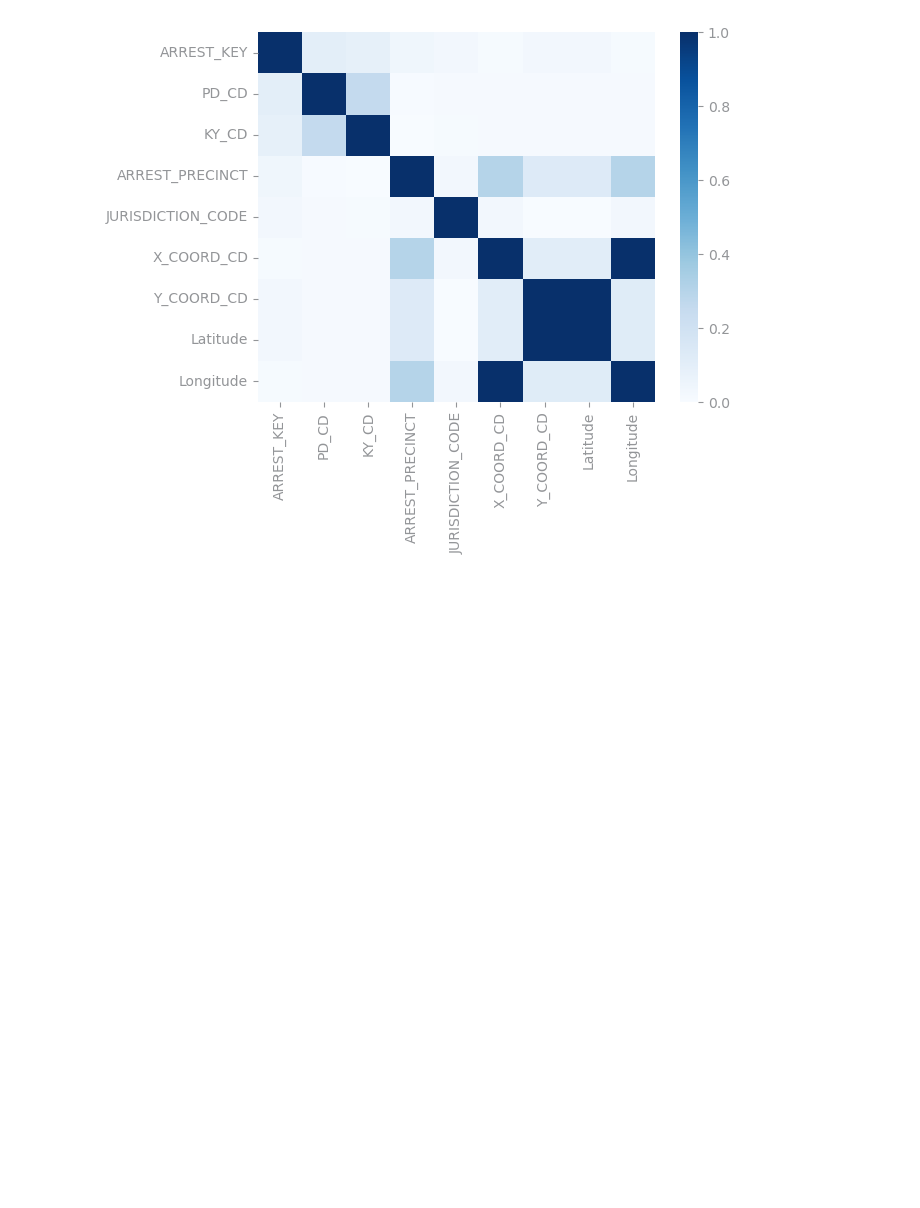
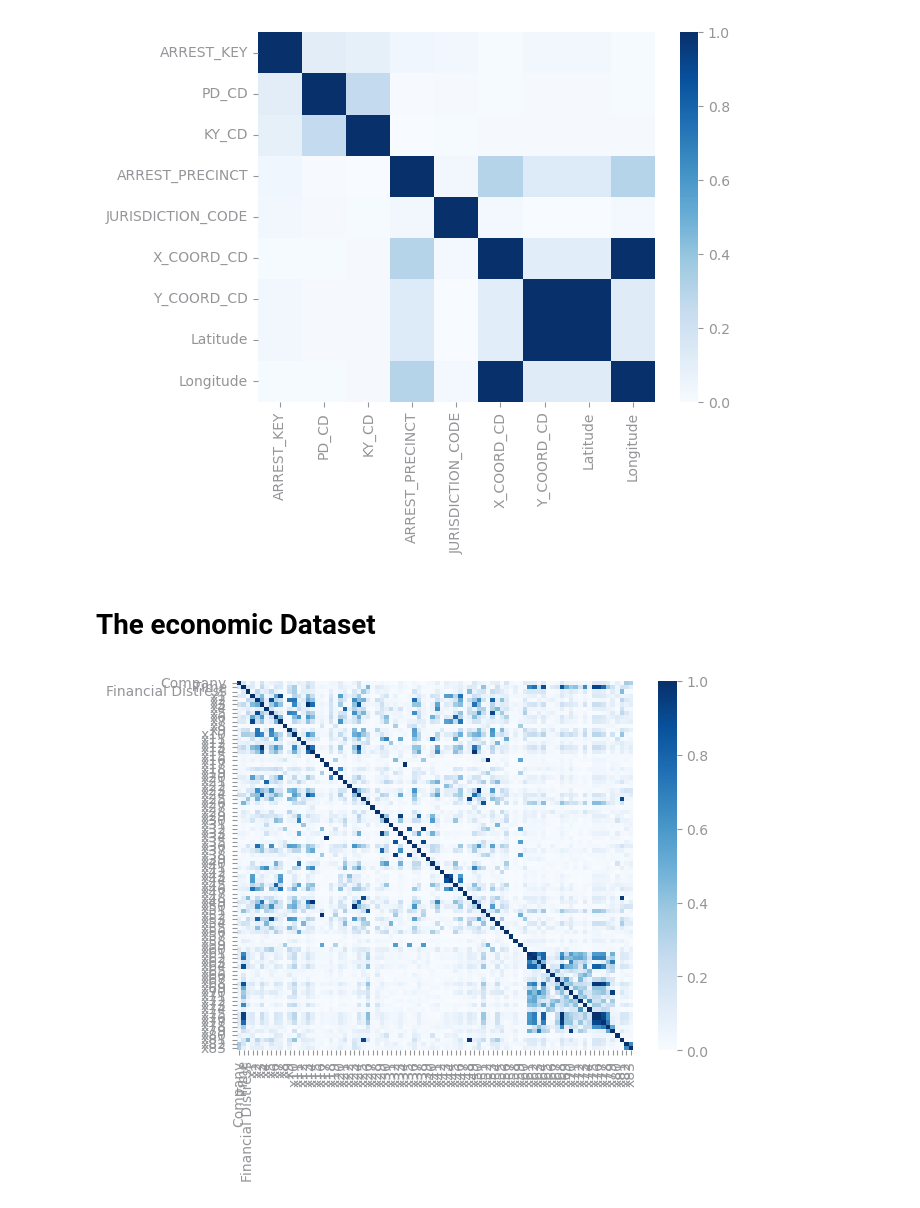
Before and after one commit to MatsNissen-Lie/kdd-process, a Jupyter notebook: src/1_profiling/sparcity.ipynb, the cells around one changed output. Cells and saved outputs as stored; diff of their text form; code cells hidden in the pictures; blank space fills up the shorter version.

```diff
--- a/src/1_profiling/sparcity.ipynb
+++ b/src/1_profiling/sparcity.ipynb
@@ -41,3 +43,29 @@ savefig(f"images/{file_tag}_correlation_analysis.png")
 show()
 # %% [output]
 [figure]
+# %% [markdown]
+# The economic Dataset
+# %%
+data, target = dataloader.get_econmical_classification_dataset_and_target()
+
+variables_types: dict[str, list] = get_variable_types(data)
+numeric: list[str] = variables_types["numeric"]
+corr_mtx: DataFrame = data[numeric].corr().abs()
+
+figure()
+heatmap(
+    abs(corr_mtx),
+    xticklabels=numeric,
+    yticklabels=numeric,
+    annot=False,
+    cmap="Blues",
+    vmin=0,
+    vmax=1,
+)
+file_tag = "economic_classification"
+path = f"images/{file_tag}_correlation_analysis.png"
+if not Path(path).exists():
+    savefig(path)
+show()
+# %% [output]
+[figure, added]
```
Also changed, not shown: parts of 2 cells of this notebook, 11 other files.
